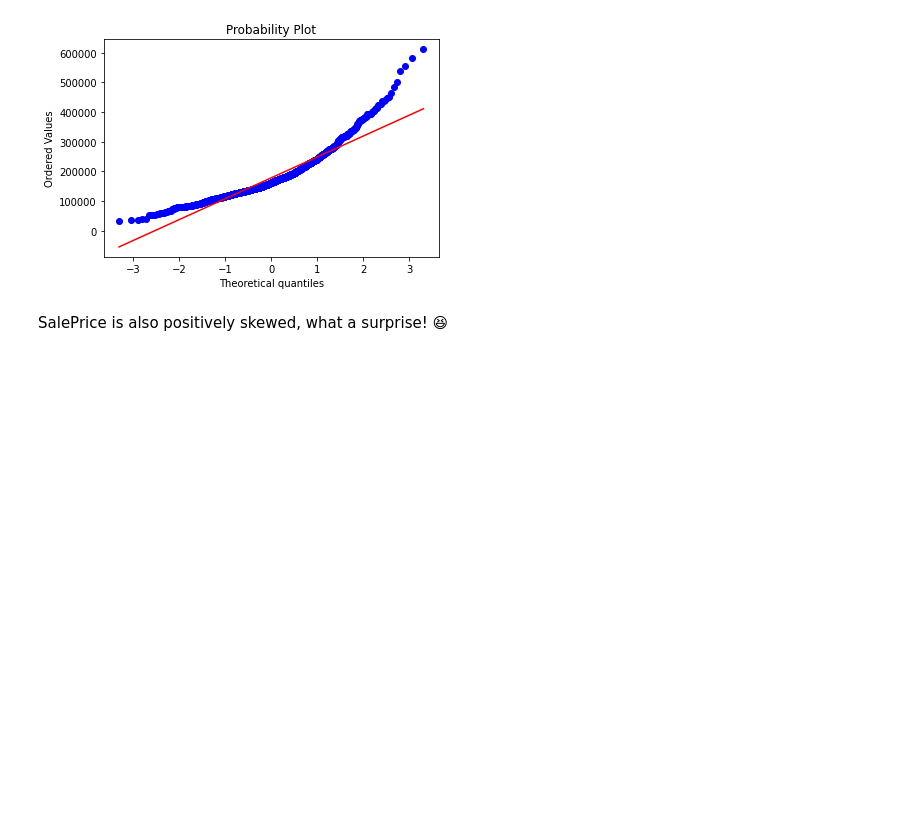
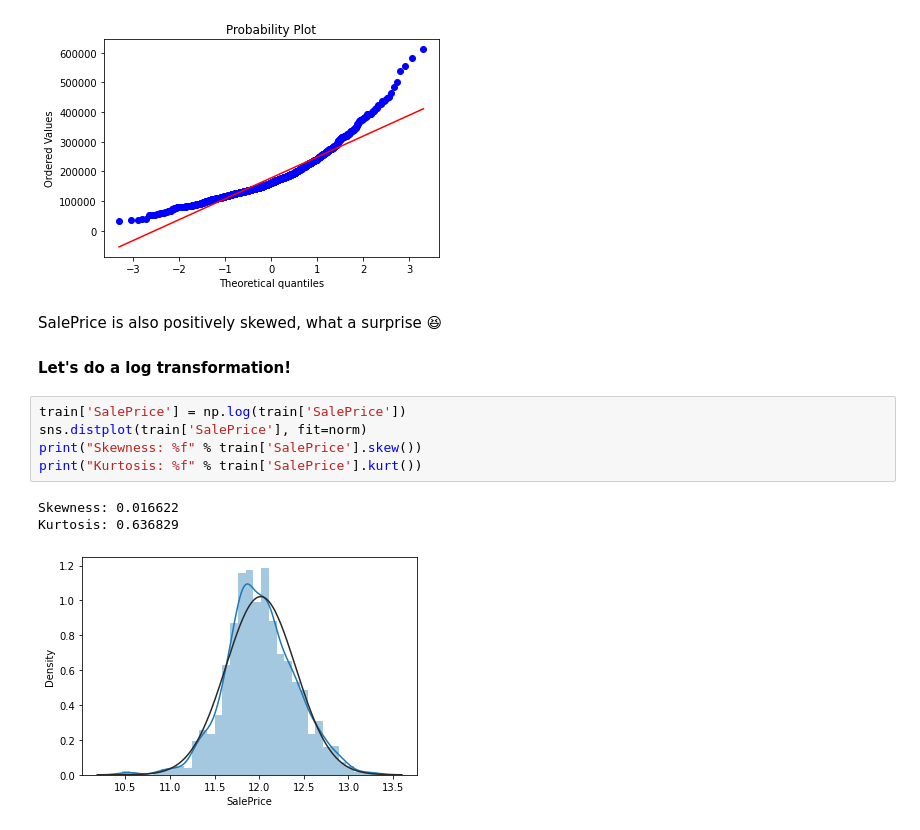
Before and after one commit to artemedius/repo, a Jupyter notebook: houseprice forecast/proj2.ipynb, the cells around one changed output. Cells and saved outputs as stored; diff of their text form; blank space fills up the shorter version.

```diff
--- a/houseprice forecast/proj2.ipynb
+++ b/houseprice forecast/proj2.ipynb
@@ -142,4 +144,14 @@ Skewness: 1.446074
 Kurtosis: 3.286537
 [figure]
 # %% [markdown]
-SalePrice is also positively skewed, what a surprise! 😆
+SalePrice is also positively skewed, what a surprise 😆 <br>
+#### Let's do a log transformation!
+# %%
+train['SalePrice'] = np.log(train['SalePrice'])
+sns.distplot(train['SalePrice'], fit=norm)
+print("Skewness: %f" % train['SalePrice'].skew())
+print("Kurtosis: %f" % train['SalePrice'].kurt())
+# %% [output]
+Skewness: 0.016622
+Kurtosis: 0.636829
+[figure, added]
```
Also changed, not shown: parts of 9 cells of this notebook.
